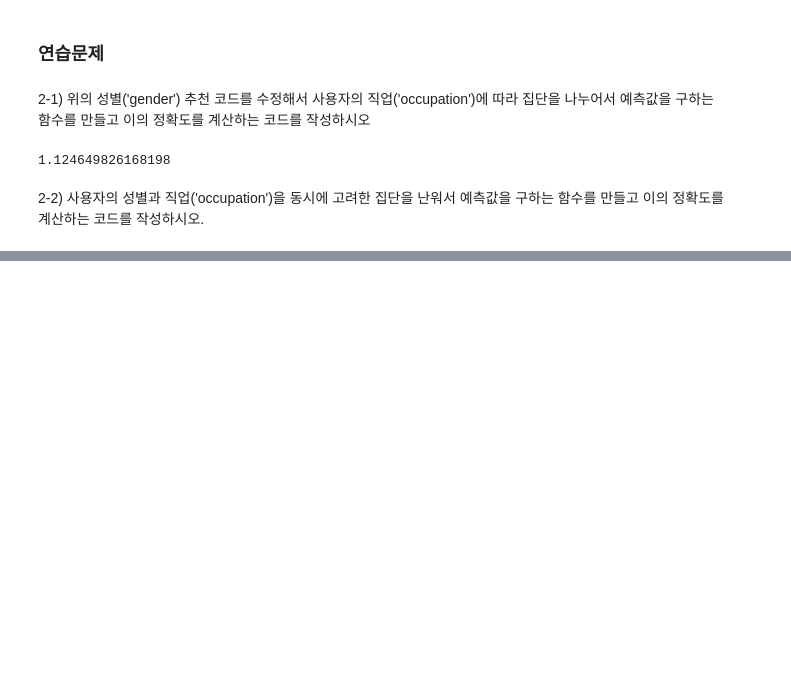
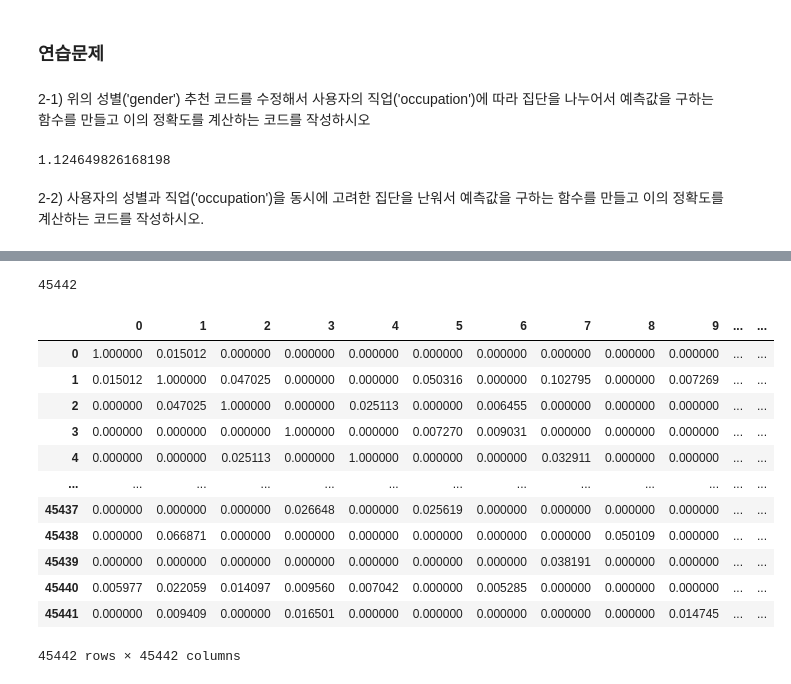
Before and after one commit to mkk4726/python_recommendation_system, a Jupyter notebook: src/chapter2.ipynb, the cells around one changed output, grey strips where cells are left out. Saved outputs shown, nothing was run; the diff lists cells and outputs as text; code cells hidden in the pictures; blank space fills up the shorter version.

Commit message:
~33p CB about movie overview using tf-idf, cosine similarity

```diff
--- a/chapter2/read_data.ipynb
+++ b/src/chapter2.ipynb
@@ -290,0 +295,6 @@ score(cf_gender_occupation)
+# %%
+import pandas as pd
+
+movies = pd.read_csv('../data2/movies_metadata.csv', encoding='latin-1', low_memory=False)
+movies = movies[['id', 'title', 'overview']]
+len(movies)
@@ -290,0 +317,32 @@ score(cf_gender_occupation)
+# %%
+movies.dropna()
+movies['overview'] = movies['overview'].fillna(' ')
+len(movies)
+# %% [output]
+45442
+# %%
+from sklearn.feature_extraction.text import TfidfVectorizer
+
+tfidf = TfidfVectorizer(stop_words='english')
+tfidf_matrix = tfidf.fit_transform(movies['overview'])
+# %%
+from sklearn.metrics.pairwise import cosine_similarity
+
+cosine_sim = cosine_similarity(tfidf_matrix, tfidf_matrix)
+cosine_sim = pd.DataFrame(cosine_sim, index=movies.index, columns=movies.index)
+# %%
+cosine_sim
+# %% [output]
+|  | 0 | 1 | 2 | 3 | 4 | 5 | 6 | 7 | 8 | 9 | ... | ... |
+| 0 | 1.000000 | 0.015012 | 0.000000 | 0.000000 | 0.000000 | 0.000000 | 0.000000 | 0.000000 | 0.000000 | 0.000000 | ... | ... |
+| 1 | 0.015012 | 1.000000 | 0.047025 | 0.000000 | 0.000000 | 0.050316 | 0.000000 | 0.102795 | 0.000000 | 0.007269 | ... | ... |
+| 2 | 0.000000 | 0.047025 | 1.000000 | 0.000000 | 0.025113 | 0.000000 | 0.006455 | 0.000000 | 0.000000 | 0.000000 | ... | ... |
+| 3 | 0.000000 | 0.000000 | 0.000000 | 1.000000 | 0.000000 | 0.007270 | 0.009031 | 0.000000 | 0.000000 | 0.000000 | ... | ... |
+| 4 | 0.000000 | 0.000000 | 0.025113 | 0.000000 | 1.000000 | 0.000000 | 0.000000 | 0.032911 | 0.000000 | 0.000000 | ... | ... |
+| ... | ... | ... | ... | ... | ... | ... | ... | ... | ... | ... | ... | ... |
+| 45437 | 0.000000 | 0.000000 | 0.000000 | 0.026648 | 0.000000 | 0.025619 | 0.000000 | 0.000000 | 0.000000 | 0.000000 | ... | ... |
+| 45438 | 0.000000 | 0.066871 | 0.000000 | 0.000000 | 0.000000 | 0.000000 | 0.000000 | 0.000000 | 0.050109 | 0.000000 | ... | ... |
+| 45439 | 0.000000 | 0.000000 | 0.000000 | 0.000000 | 0.000000 | 0.000000 | 0.000000 | 0.038191 | 0.000000 | 0.000000 | ... | ... |
+| 45440 | 0.005977 | 0.022059 | 0.014097 | 0.009560 | 0.007042 | 0.000000 | 0.005285 | 0.000000 | 0.000000 | 0.000000 | ... | ... |
+| 45441 | 0.000000 | 0.009409 | 0.000000 | 0.016501 | 0.000000 | 0.000000 | 0.000000 | 0.000000 | 0.000000 | 0.014745 | ... | ... |
+45442 rows × 45442 columns
```
Also changed, not shown: parts of 7 cells of this notebook.
